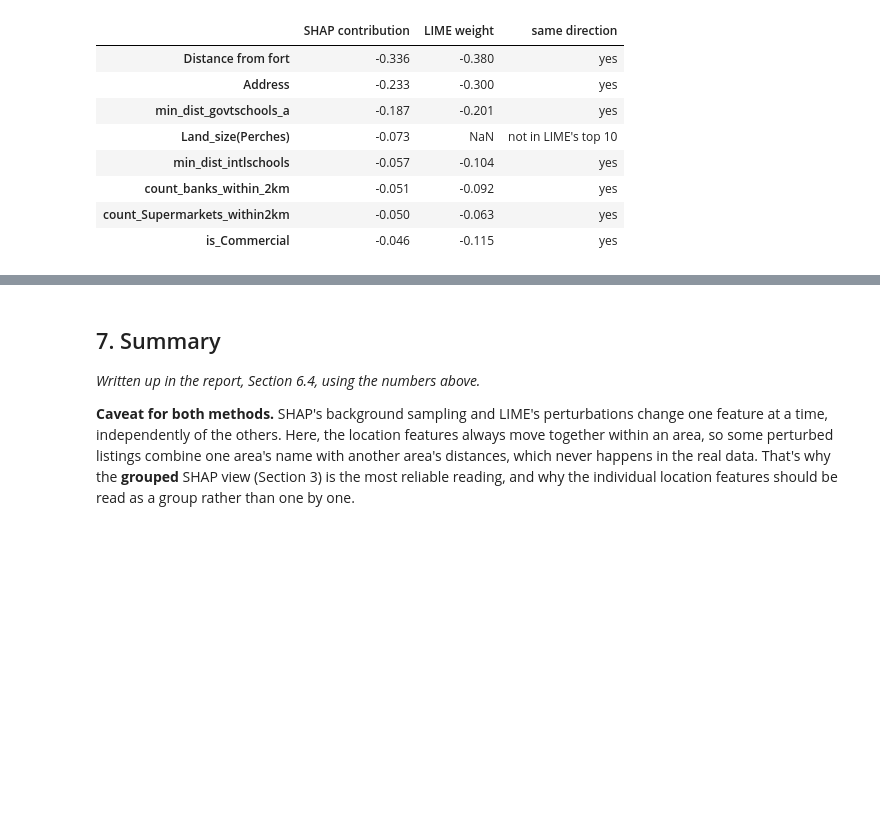
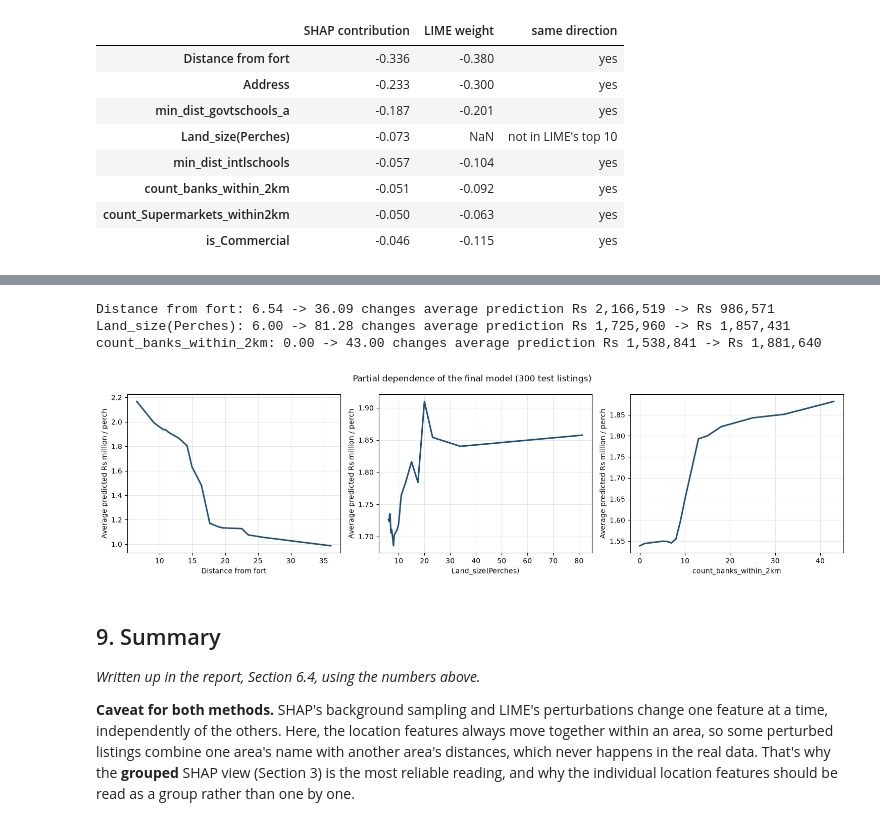
Before and after one commit to amalr-12/colombo-land-price-ml, a Jupyter notebook: 04_explainability.ipynb, the cells around one changed output, grey strips where cells are left out. Cells and saved outputs as stored; diff of their text form; code cells hidden in the pictures; blank space fills up the shorter version.

```diff
--- a/04_explainability.ipynb
+++ b/04_explainability.ipynb
@@ -243,5 +303,37 @@ comparison
+# %%
+pdp_sample = X_test.sample(300, random_state=SEED)
+PDP_FEATURES = ["Distance from fort", "Land_size(Perches)", "count_banks_within_2km"]
+
+
+def partial_dependence(feature, n_grid=20):
+    grid = np.unique(np.quantile(X_train[feature], np.linspace(0.02, 0.98, n_grid)))
+    avg = []
+    for v in grid:
+        X_mod = pdp_sample.copy()
+        X_mod[feature] = v
+        avg.append(np.expm1(model.predict(X_mod)).mean())
+    return grid, np.array(avg)
+
+
+fig, axes = plt.subplots(1, 3, figsize=(15, 4.2))
+for ax, f in zip(axes, PDP_FEATURES):
+    g, a = partial_dependence(f)
+    ax.plot(g, a / 1e6, color="#1F4E79", lw=2.2)
+    ax.set_xlabel(f)
+    ax.set_ylabel("Average predicted Rs million / perch")
+    ax.grid(alpha=0.3)
+    print(f"{f}: {g[0]:.2f} -> {g[-1]:.2f} changes average prediction Rs {a[0]:,.0f} -> Rs {a[-1]:,.0f}")
+fig.suptitle("Partial dependence of the final model (300 test listings)")
+plt.tight_layout()
+plt.savefig("figures/fig12_pdp.png", dpi=110, bbox_inches="tight")
+plt.show()
+# %% [output]
+Distance from fort: 6.54 -> 36.09 changes average prediction Rs 2,166,519 -> Rs 986,571
+Land_size(Perches): 6.00 -> 81.28 changes average prediction Rs 1,725,960 -> Rs 1,857,431
+count_banks_within_2km: 0.00 -> 43.00 changes average prediction Rs 1,538,841 -> Rs 1,881,640
+[figure, added]
 # %% [markdown]
-## 7. Summary
+## 9. Summary
 
 *Written up in the report, Section 6.4, using the numbers above.*
 
```
Also changed, not shown: parts of 4 cells of this notebook, 14 other files.
